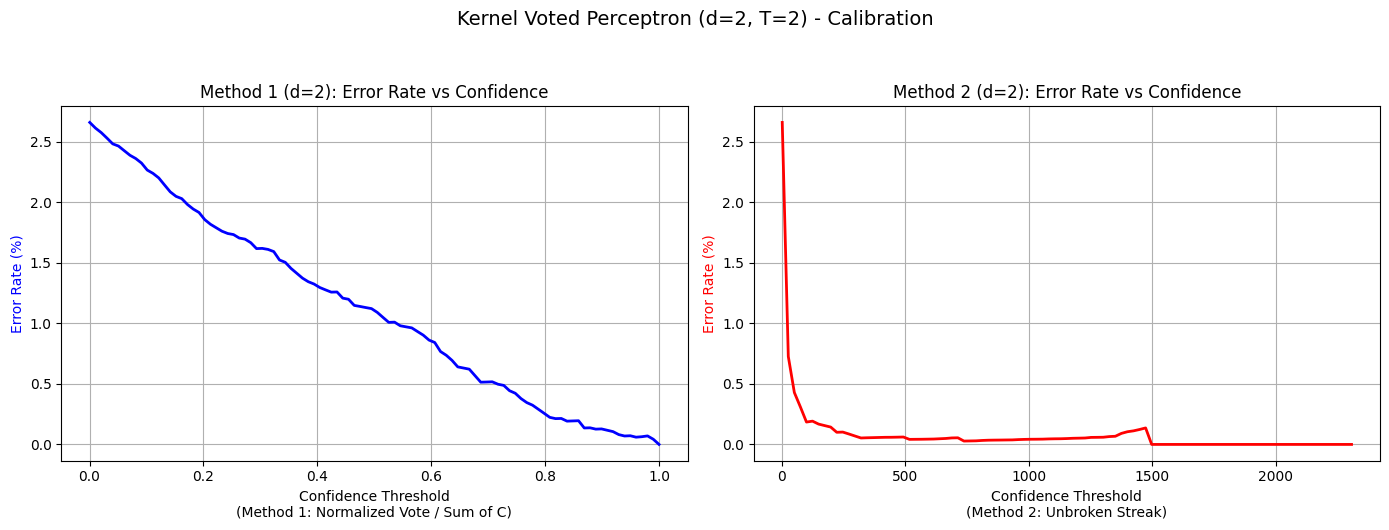
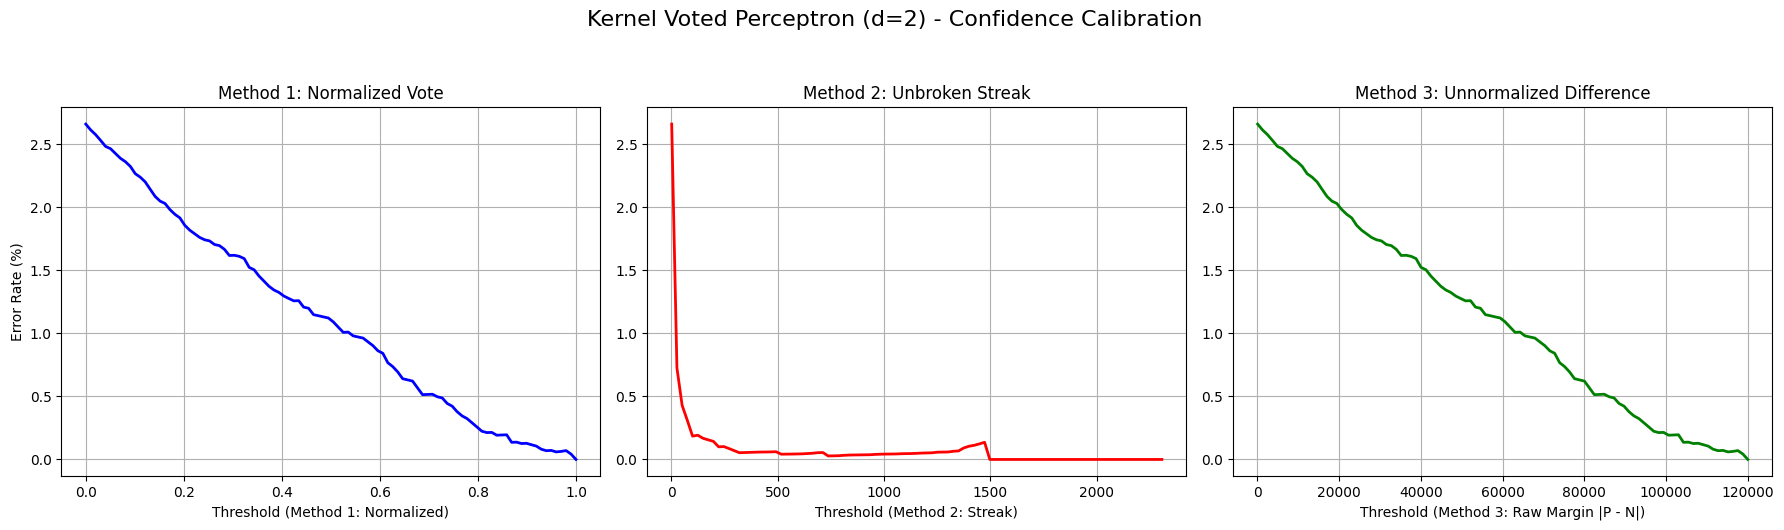
The notebook cell's code change between the first figure and the second:
--- before
+++ after
@@ -1,7 +1,4 @@
 print("Generating Plots...")
-
 mistakes_mask = (y_pred_all != y_test)
-overall_error = np.mean(mistakes_mask) * 100
-print(f"Overall Baseline Test Error: {overall_error:.2f}%")
 
 def get_error_rates(confidences, mistakes):
@@ -13,11 +10,8 @@
         retained = np.sum(keep_mask)
         
-        if retained > 0:
-            # We enforce a minimum sample size to avoid massive artificial spikes like the red graph
-            if retained > 20: 
-                error_rate = np.mean(mistakes[keep_mask]) * 100
-                error_rates.append(error_rate)
-            else:
-                error_rates.append(np.nan)
+        # Enforce minimum 20 samples to prevent crazy random spikes at the end
+        if retained > 20: 
+            error_rate = np.mean(mistakes[keep_mask]) * 100
+            error_rates.append(error_rate)
         else:
             error_rates.append(np.nan)
@@ -27,20 +21,28 @@
 t1, err1 = get_error_rates(conf_method_1, mistakes_mask)
 t2, err2 = get_error_rates(conf_method_2, mistakes_mask)
+t3, err3 = get_error_rates(conf_method_3, mistakes_mask)
 
-fig, (ax1, ax2) = plt.subplots(1, 2, figsize=(14, 5))
+fig, (ax1, ax2, ax3) = plt.subplots(1, 3, figsize=(18, 5))
 
-ax1.plot(t1, err1, 'b-', label='Error Rate (%)', linewidth=2)
-ax1.set_xlabel('Confidence Threshold\n(Method 1: Normalized Vote / Sum of C)')
-ax1.set_ylabel('Error Rate (%)', color='b')
-ax1.set_title(f'Method 1 (d={d}): Error Rate vs Confidence')
+# Plot Method 1
+ax1.plot(t1, err1, 'b-', linewidth=2)
+ax1.set_xlabel('Threshold (Method 1: Normalized)')
+ax1.set_ylabel('Error Rate (%)')
+ax1.set_title('Method 1: Normalized Vote')
 ax1.grid(True)
 
-ax2.plot(t2, err2, 'r-', label='Error Rate (%)', linewidth=2)
-ax2.set_xlabel('Confidence Threshold\n(Method 2: Unbroken Streak)')
-ax2.set_ylabel('Error Rate (%)', color='r')
-ax2.set_title(f'Method 2 (d={d}): Error Rate vs Confidence')
+# Plot Method 2
+ax2.plot(t2, err2, 'r-', linewidth=2)
+ax2.set_xlabel('Threshold (Method 2: Streak)')
+ax2.set_title('Method 2: Unbroken Streak')
 ax2.grid(True)
 
-plt.suptitle(f"Kernel Voted Perceptron (d={d}, T={T_exp}) - Calibration", fontsize=14, y=1.05)
+# Plot Method 3
+ax3.plot(t3, err3, 'g-', linewidth=2)
+ax3.set_xlabel('Threshold (Method 3: Raw Margin |P - N|)')
+ax3.set_title('Method 3: Unnormalized Difference')
+ax3.grid(True)
+
+plt.suptitle(f"Kernel Voted Perceptron (d={d}) - Confidence Calibration", fontsize=16, y=1.05)
 plt.tight_layout()
 plt.show()

Commit: Add files via upload